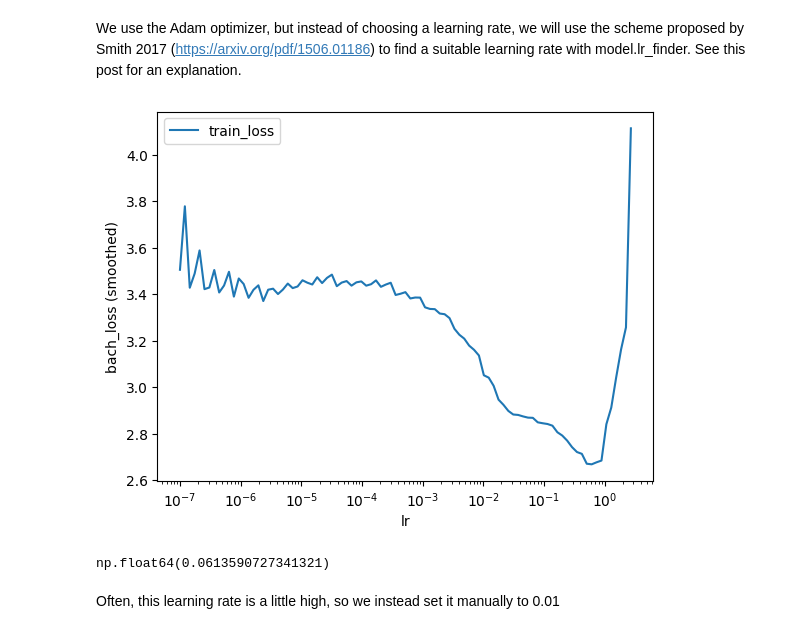
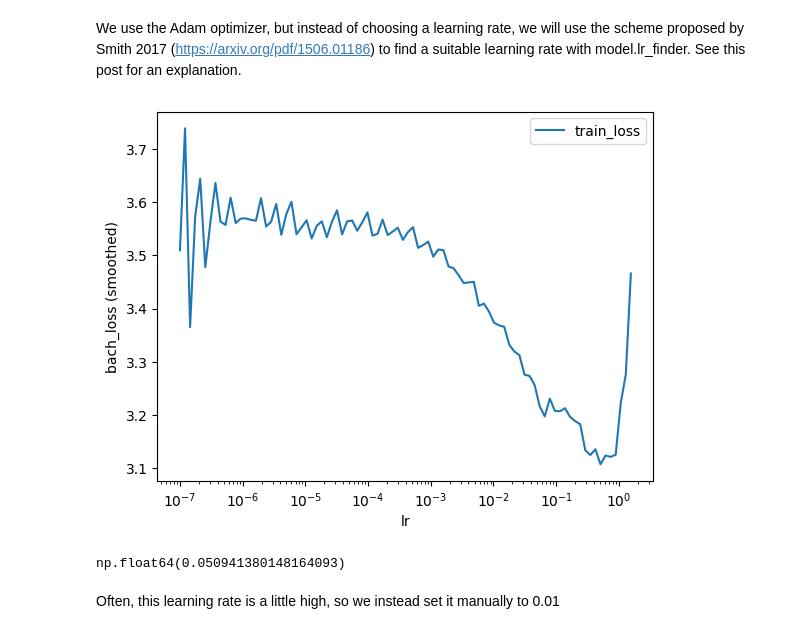
Before and after one commit to giorgiaBertacchini/miRNA_survival_analysis, a Jupyter notebook: notebooks/deepSurv.ipynb, the cells around one changed output. Cells and saved outputs as stored; diff of their text form; code cells hidden in the pictures.

Commit message:
fix gridsearch in deepSurv

```diff
--- a/notebooks/deepSurv.ipynb
+++ b/notebooks/deepSurv.ipynb
@@ -85,8 +101,6 @@ Note that PyTorch require variables of type 'float32'.
 # %%
 from sklearn.preprocessing import StandardScaler
 from sklearn_pandas import DataFrameMapper
-
-scaler = StandardScaler()
 
 cols_leave = [col for col in dataset.columns if col.startswith('pathologic')]
 cols_standardize = [col for col in dataset.columns if col not in cols_leave + ['duration', 'event']]
@@ -95,3 +109,5 @@ standardize = [([col], StandardScaler()) for col in cols_standardize]
 leave = [(col, None) for col in cols_leave]
 
 x_mapper = DataFrameMapper(standardize + leave)
+X = dataset.drop(columns=['duration', 'event'])
+scaled_X = x_mapper.fit_transform(X).astype('float32')
@@ -110,10 +114,3 @@ val = x_val, y_val"""
-# %%
-y = dataset[['duration', 'event']].copy()
-
-scaled_X = pd.DataFrame(
-    x_mapper.fit_transform(dataset).astype('float32'),
-    columns=dataset.columns.drop(['duration', 'event'])
-)
 # %% [markdown]
 ## Data splitting
 # %%
@@ -150,25 +135,7 @@ net = tt.practical.MLPVanilla(in_features, num_nodes, out_features, batch_norm,
 # %%
-class DeepSurvNet_3(nn.Module):
-    def __init__(self, input_dim, num_nodes1=64, num_nodes2=32, dropout=0.3):
-        super().__init__()
-        self.model = nn.Sequential(
-            nn.Linear(input_dim, num_nodes1),
-            nn.BatchNorm1d(num_nodes1),
-            nn.ReLU(),
-            nn.Dropout(dropout),
+in_features = scaled_X.shape[1]
 
-            nn.Linear(num_nodes1, num_nodes2),
-            nn.BatchNorm1d(num_nodes2),
-            nn.ReLU(),
-            nn.Dropout(dropout),
+net = Net_3layers(in_features)
 
-            nn.Linear(num_nodes2, 1)
-        )
-
-    def forward(self, x):
-        return self.model(x).squeeze(-1)
-
-
-#in_features = x_train.shape[1]
-in_features = scaled_X.shape[1]
-net = DeepSurvNet_3(in_features)
+# a more complex net with more layers and different activations could be defined as follows
+net_5 = Net_5layers(in_features)
@@ -216,16 +149,15 @@ model = CoxPH(net, tt.optim.Adam)
 # %%
 batch_size = 256
 
-y_train_struct = (y_train['duration'].to_numpy(), y_train['event'].to_numpy())
-#lrfinder = model.lr_finder(x_train, y_train, batch_size, tolerance=10)
-lrfinder = model.lr_finder(X_train.to_numpy(), y_train_struct, batch_size, tolerance=10)
+y_train = (y_train['duration'].to_numpy(dtype='float32'), y_train['event'].to_numpy(dtype='float32'))
+lrfinder = model.lr_finder(X_train, y_train, batch_size, tolerance=10)
 _ = lrfinder.plot()
 # %% [output]
-[figure, old version]
+[figure, new version]
 # %%
 lrfinder.get_best_lr()
 # %% [output]
-np.float64(0.0613590727341321)
+np.float64(0.050941380148164093)
 # %% [markdown]
 Often, this learning rate is a little high, so we instead set it manually to 0.01
 # %%
```
Also changed, not shown: parts of 33 cells of this notebook, 2 other files.
